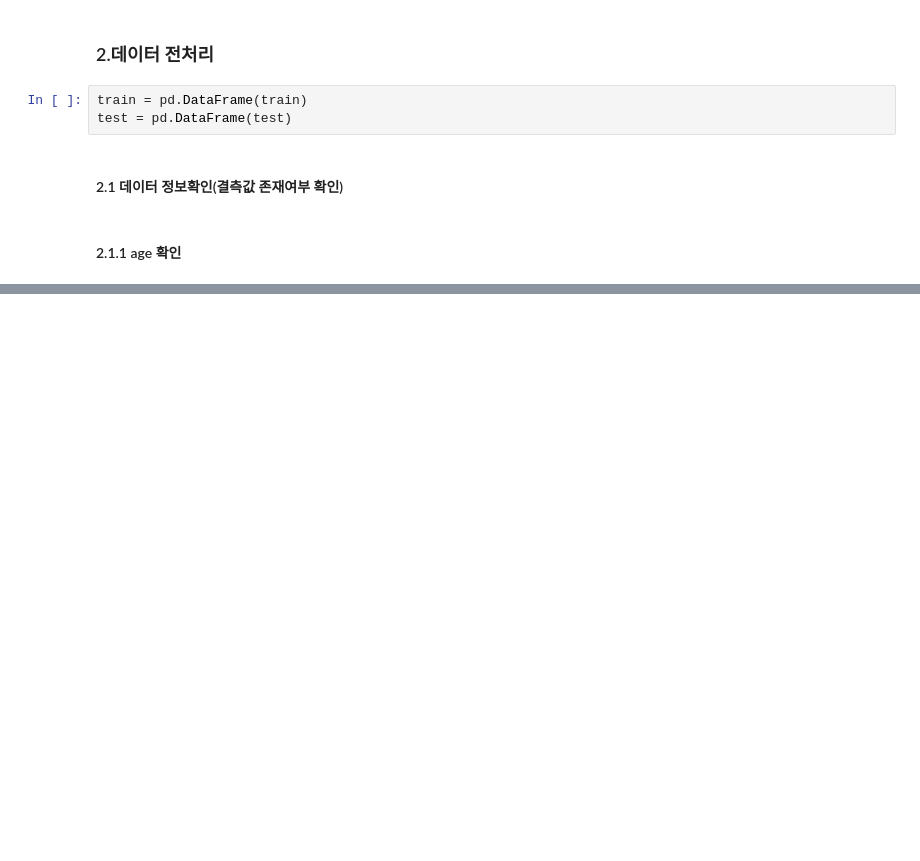
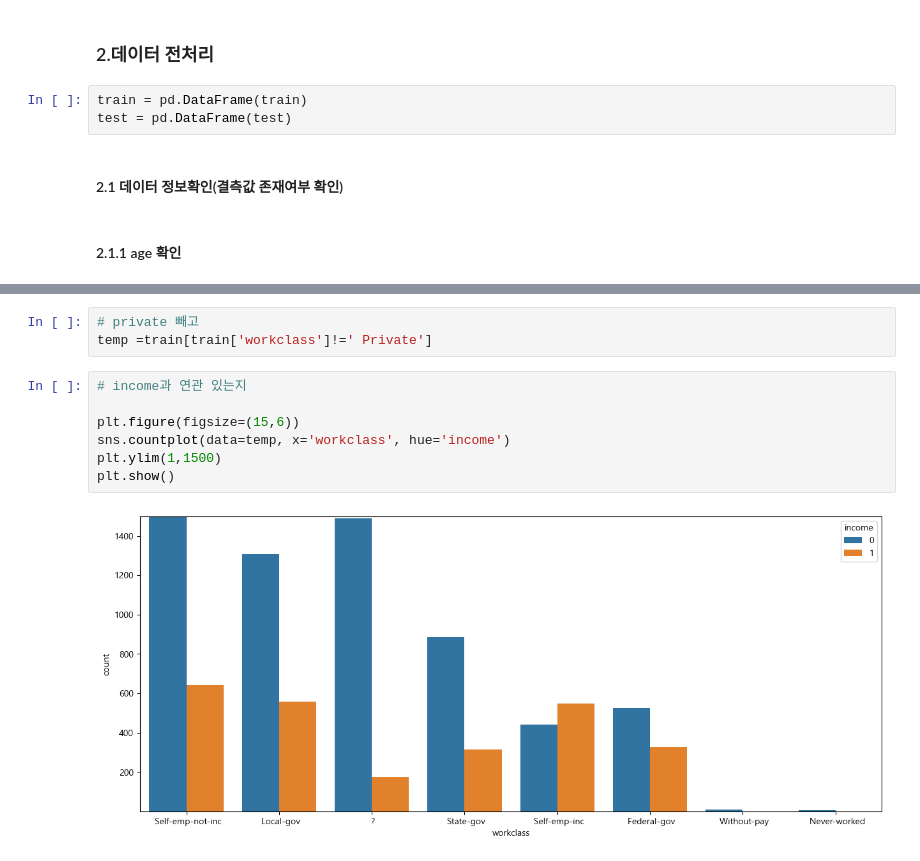
Before and after one commit to rlgus3351/Machine_Learning, a Jupyter notebook: kaggle/전처리/23_04_19.ipynb, the cells around one changed output, grey strips where cells are left out. Saved outputs shown, nothing was run; the diff lists cells and outputs as text; blank space fills up the shorter version.

```diff
--- a/kaggle/전처리/23_04_19.ipynb
+++ b/kaggle/전처리/23_04_19.ipynb
@@ -30,0 +122,12 @@ test = pd.DataFrame(test)
+# %%
+# private 빼고
+temp =train[train['workclass']!=' Private']
+# %%
+# income과 연관 있는지
+
+plt.figure(figsize=(15,6))
+sns.countplot(data=temp, x='workclass', hue='income')
+plt.ylim(1,1500)
+plt.show()
+# %% [output]
+[figure, added]
```
Also changed, not shown: parts of 26 cells of this notebook, 2 other files.
